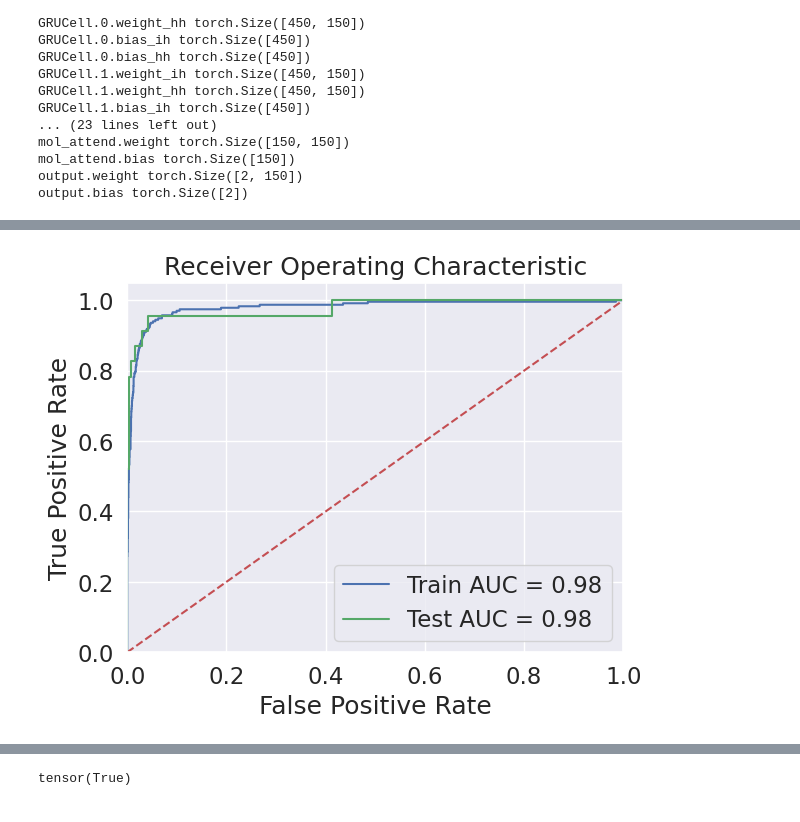
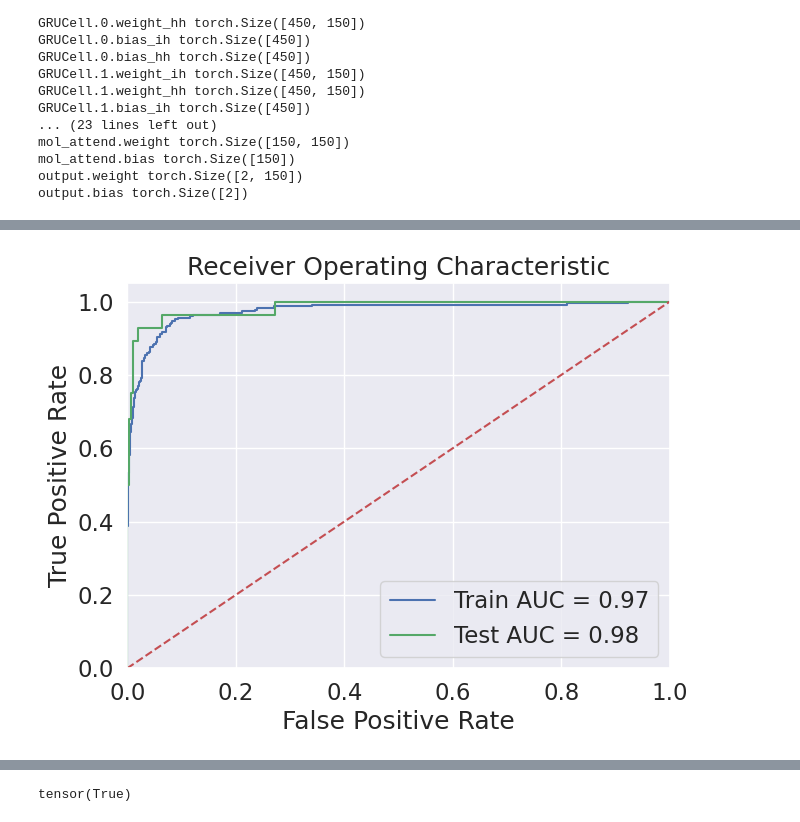
Before and after one commit to WestonSu/Antimicrobials, a Jupyter notebook: 1_GAT/code/Antibacterials.ipynb, the cells around one changed output, grey strips where cells are left out. Saved outputs shown, nothing was run; the diff lists cells and outputs as text; code cells hidden in the pictures.

Commit message:
Add Image

```diff
--- a/1_GAT/code/Antibacterials.ipynb
+++ b/1_GAT/code/Antibacterials.ipynb
@@ -472,0 +455,6 @@ train_roc, train_prc, train_precision, train_recall, train_losse, train_cm1, tra
+# %%
+import pandas as pd
+
+train_dataset = pd.read_csv('Anti_plus_v2_train_ROC.csv')
+y_train= train_dataset.loc[:, 'Anti'].values
+y_train_pre = train_dataset.loc[:, 'y_pred_adjust'].values
@@ -473,26 +477,32 @@ train_roc, train_prc, train_precision, train_recall, train_losse, train_cm1, tra
+# %%
+test_dataset = pd.read_csv('Anti_plus_v2_test_ROC.csv')
+y_test= test_dataset.loc[:, 'Anti'].values
+y_test_pre = test_dataset.loc[:, 'y_pred_adjust'].values
 # %%
 from sklearn.metrics import roc_curve, auc
 import matplotlib.pyplot as plt
 
-test_fpr, test_tpr, test_threshold = test_roc_curve[0]
-train_fpr, train_tpr, train_threshold = train_roc_curve[0]
+fig, ax = plt.subplots(figsize=[7,5])
+# calculate the fpr and tpr for all thresholds of the classification
+train_fpr, train_tpr, train_threshold = roc_curve(y_train, y_train_pre)
+test_fpr, test_tpr, test_threshold = roc_curve(y_test, y_test_pre)
 
 train_roc_auc = auc(train_fpr, train_tpr)
 test_roc_auc = auc(test_fpr, test_tpr)
 
 plt.title('Receiver Operating Characteristic')
 plt.plot(train_fpr, train_tpr, 'b', label = 'Train AUC = %0.2f' % train_roc_auc)
 plt.plot(test_fpr, test_tpr, 'g', label = 'Test AUC = %0.2f' % test_roc_auc)
 plt.legend(loc = 'lower right')
 plt.plot([0, 1], [0, 1],'r--')
 plt.xlim([0, 1])
 plt.ylim([0, 1.05])
 plt.ylabel('True Positive Rate')
 plt.xlabel('False Positive Rate')
 plt.savefig("ROC.svg",dpi=1200) #.png,.pdf will also support here
 plt.show()
 # %% [output]
-[figure, old version]
+[figure, new version]
 # %%
 from sklearn.metrics import precision_recall_curve, average_precision_score
 fig, ax = plt.subplots(figsize=[7,5])
```
Also changed, not shown: parts of 32 cells of this notebook, 2 other files.
